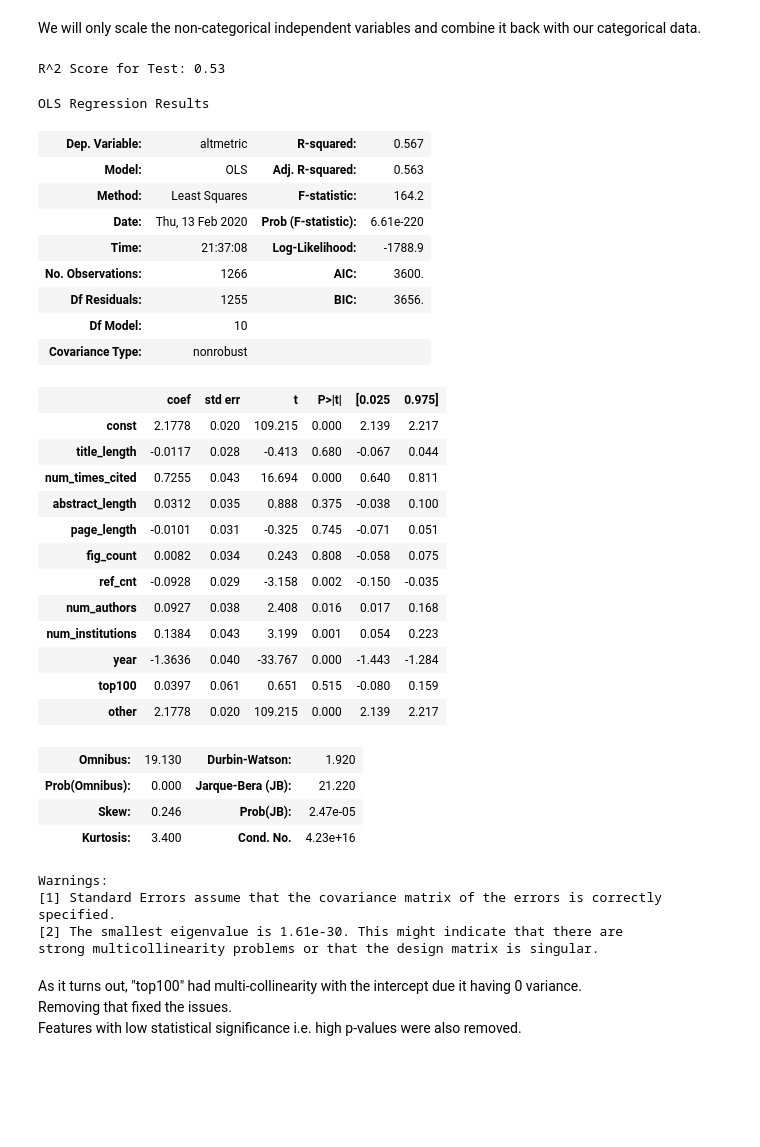
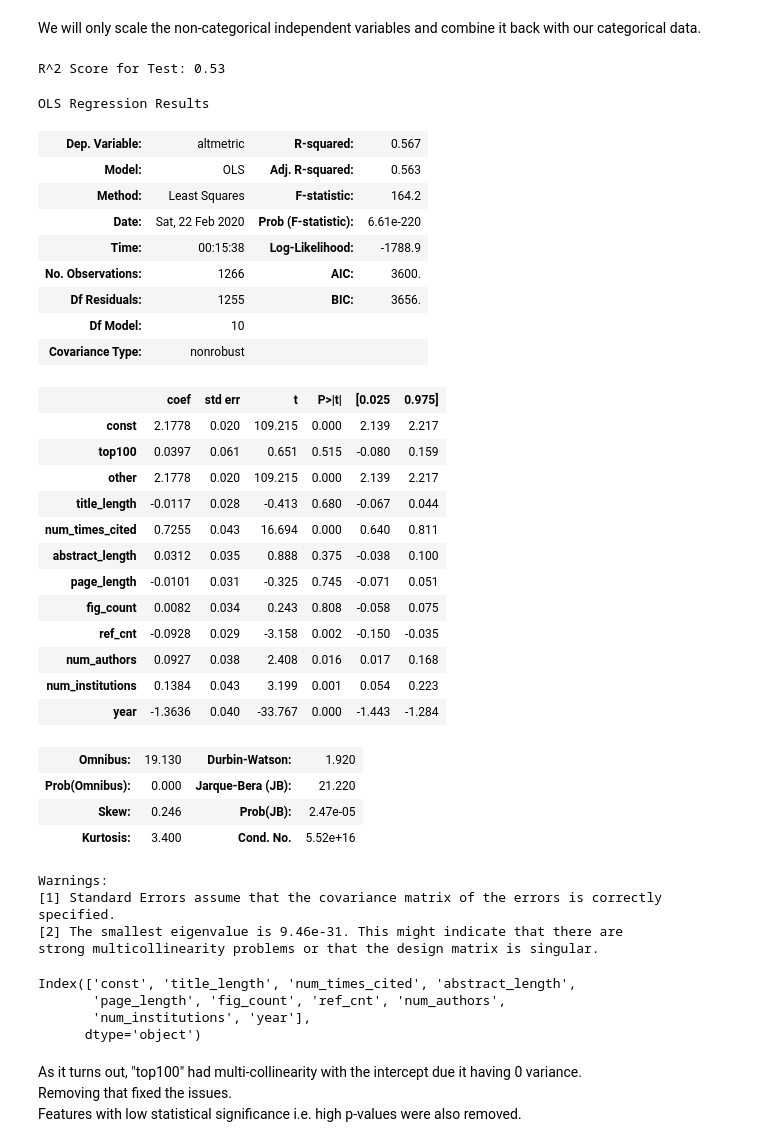
Before and after one commit to kevinchiv/Predicting-Altmetric-Score, a Jupyter notebook: 03 - Regression Modeling.ipynb, the cells around one changed output. Saved outputs shown, nothing was run; the diff lists cells and outputs as text; code cells hidden in the pictures; blank space fills up the shorter version.

Commit message:
updated way to scale non-categorical data only

```diff
--- a/03 - Regression Modeling.ipynb
+++ b/03 - Regression Modeling.ipynb
@@ -232,59 +232,59 @@ X, y = df.drop(columns = ['altmetric']), df['altmetric']
 
 X_train, X_test, y_train, y_test = train_test_split(X, y, test_size= 0.2, random_state = 42)
 
-#we need to reset the index due to how we scale later
-X_train = X_train.reset_index(drop=True)
-y_train = y_train.reset_index(drop=True)
-X_test = X_test.reset_index(drop=True)
-y_test = y_test.reset_index(drop=True)
 
-#split train and test sets into categorical and non-categorical data
-non_cat_train, cat_train = X_train.drop(columns = ['top100', 'other']), X_train[['top100', 'other']]
-non_cat_test, cat_test = X_test.drop(columns = ['top100', 'other']), X_test[['top100', 'other']]
+#scale only the non-categorical columns
+cat_cols = ['top100', 'other']
+scaled_cols = X_train.columns[~X_train.columns.isin(cat_cols)]
 
-non_cat_cols = non_cat_train.columns
-
-#scale data
 scaler = StandardScaler()
 
-#only fit and transform on train set
-non_cat_train = scaler.fit_transform(non_cat_train)
-non_cat_train = pd.DataFrame(non_cat_train, columns = non_cat_cols)
+#drop the columns to be scaled to make reassigning easier
+X_train, scaled_train_cols = X_train.drop(columns = scaled_cols), \
+                                scaler.fit_transform(X_train[scaled_cols])
 
-#use same scale to scale test set
-non_cat_test = scaler.transform(non_cat_test)
-non_cat_test = pd.DataFrame(non_cat_test, columns = non_cat_cols)
+X_test, scaled_test_cols = X_test.drop(columns = scaled_cols), \
+                                scaler.transform(X_test[scaled_cols])
 
-#combine categorical and non-categorical data together into train and test
-X_train = pd.concat([non_cat_train, cat_train], axis = 1)
-X_test =  pd.concat([non_cat_test, cat_test], axis = 1)
+#recreate the columns with the scaled values
+#while making sure to reassign at the correct index
+X_train[scaled_cols] = pd.DataFrame(scaled_train_cols,
+                                    index = X_train.index,
+                                    columns = scaled_cols)
+
+X_test[scaled_cols] = pd.DataFrame(scaled_test_cols,
+                                   index = X_test.index,
+                                   columns = scaled_cols)
+
 
 #something already has a variance of 0
 X_train = sm.add_constant(X_train, has_constant='add')
 
 model = sm.OLS(y_train, X_train)
 
 fit = model.fit()
 
 X_test = sm.add_constant(X_test, has_constant='add')
 y_pred = fit.predict(X_test)
 print('R^2 Score for Test: ' + str(round(r2_score(y_test, y_pred), 2)))
 
 fit.summary()
 # %% [output]
 R^2 Score for Test: 0.53
 OLS Regression Results
 | Dep. Variable: | altmetric | R-squared: | 0.567 |
 | Model: | OLS | Adj. R-squared: | 0.563 |
 | Method: | Least Squares | F-statistic: | 164.2 |
-| Date: | Thu, 13 Feb 2020 | Prob (F-statistic): | 6.61e-220 |
-| Time: | 21:37:08 | Log-Likelihood: | -1788.9 |
+| Date: | Sat, 22 Feb 2020 | Prob (F-statistic): | 6.61e-220 |
+| Time: | 00:15:38 | Log-Likelihood: | -1788.9 |
 | No. Observations: | 1266 | AIC: | 3600. |
 | Df Residuals: | 1255 | BIC: | 3656. |
 | Df Model: | 10 |  |  |
 | Covariance Type: | nonrobust |  |  |
 |  | coef | std err | t | P>|t| | [0.025 | 0.975] |
 | const | 2.1778 | 0.020 | 109.215 | 0.000 | 2.139 | 2.217 |
+| top100 | 0.0397 | 0.061 | 0.651 | 0.515 | -0.080 | 0.159 |
+| other | 2.1778 | 0.020 | 109.215 | 0.000 | 2.139 | 2.217 |
 | title_length | -0.0117 | 0.028 | -0.413 | 0.680 | -0.067 | 0.044 |
 | num_times_cited | 0.7255 | 0.043 | 16.694 | 0.000 | 0.640 | 0.811 |
 | abstract_length | 0.0312 | 0.035 | 0.888 | 0.375 | -0.038 | 0.100 |
@@ -294,16 +294,21 @@ OLS Regression Results
 | num_authors | 0.0927 | 0.038 | 2.408 | 0.016 | 0.017 | 0.168 |
 | num_institutions | 0.1384 | 0.043 | 3.199 | 0.001 | 0.054 | 0.223 |
 | year | -1.3636 | 0.040 | -33.767 | 0.000 | -1.443 | -1.284 |
-| top100 | 0.0397 | 0.061 | 0.651 | 0.515 | -0.080 | 0.159 |
-| other | 2.1778 | 0.020 | 109.215 | 0.000 | 2.139 | 2.217 |
 | Omnibus: | 19.130 | Durbin-Watson: | 1.920 |
 | Prob(Omnibus): | 0.000 | Jarque-Bera (JB): | 21.220 |
 | Skew: | 0.246 | Prob(JB): | 2.47e-05 |
-| Kurtosis: | 3.400 | Cond. No. | 4.23e+16 |
+| Kurtosis: | 3.400 | Cond. No. | 5.52e+16 |
 Warnings:
 [1] Standard Errors assume that the covariance matrix of the errors is correctly specified.
-[2] The smallest eigenvalue is 1.61e-30. This might indicate that there are
+[2] The smallest eigenvalue is 9.46e-31. This might indicate that there are
 strong multicollinearity problems or that the design matrix is singular.
+# %%
+X_train.columns[~X_train.columns.isin(scaled_cols)]
+# %% [output]
+Index(['const', 'title_length', 'num_times_cited', 'abstract_length',
+       'page_length', 'fig_count', 'ref_cnt', 'num_authors',
+       'num_institutions', 'year'],
+      dtype='object')
 # %% [markdown]
 As it turns out, "top100" had multi-collinearity with the intercept due it having 0 variance. <br>
 Removing that fixed the issues. <br>
```
